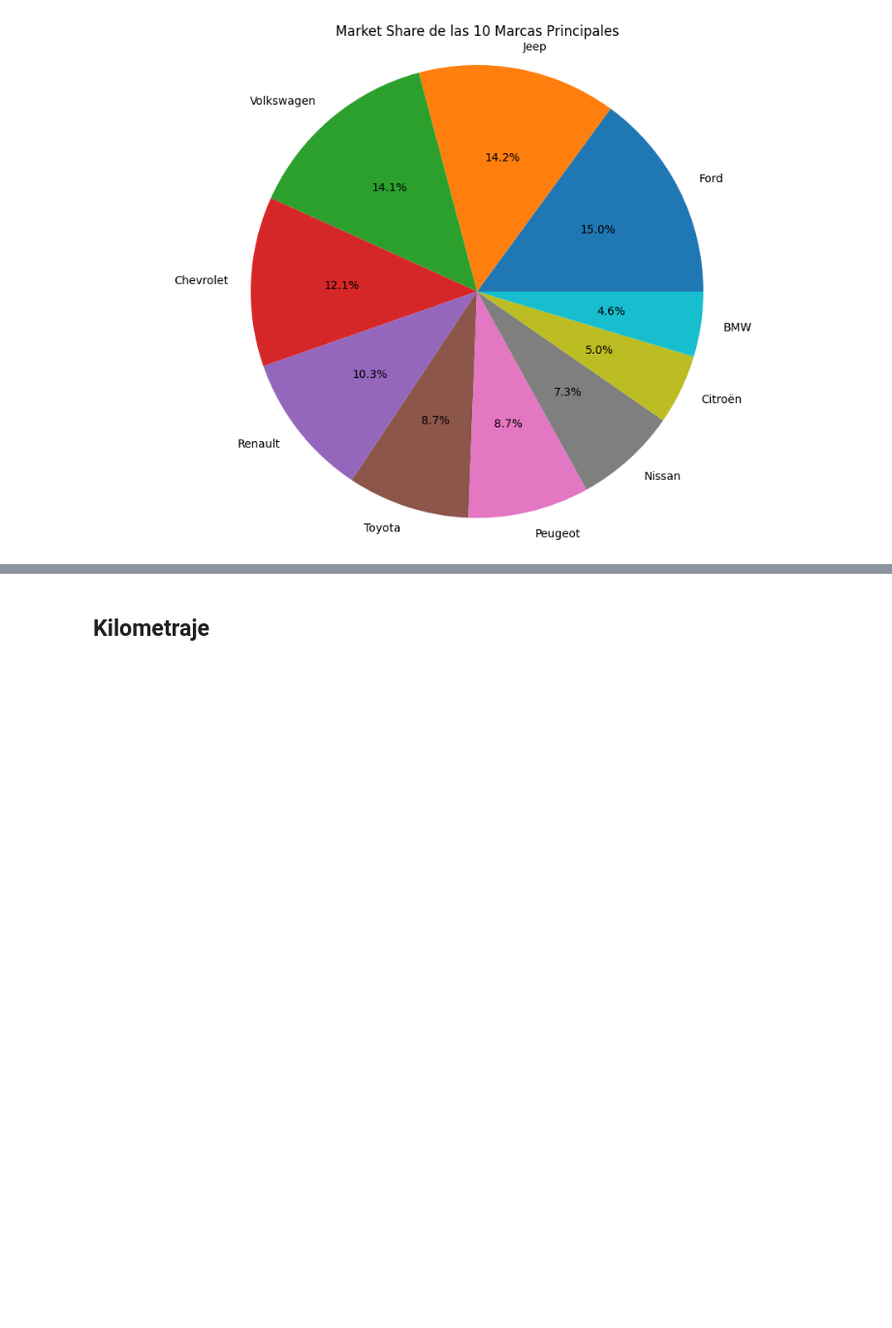
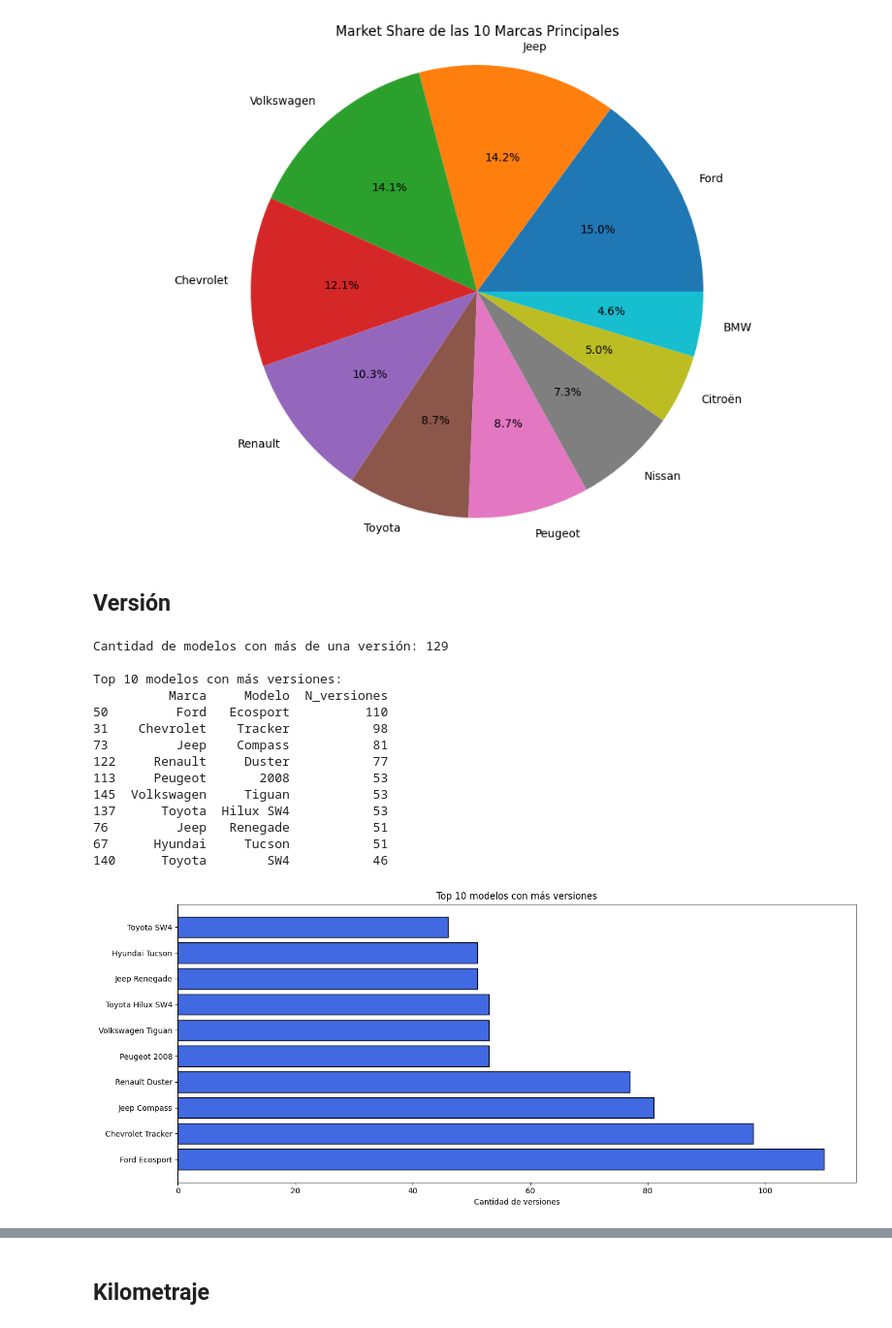
Before and after one commit to varbelaiz/suv-price-prediction, a Jupyter notebook: data_analysis.ipynb, the cells around one changed output, grey strips where cells are left out. Shown at 97% size. Drawn from its saved outputs; the diff is of its cells as text; code cells hidden in the pictures; blank space fills up the shorter version.

```diff
--- a/data_analysis.ipynb
+++ b/data_analysis.ipynb
@@ -144,3 +159,47 @@ plt.axis('equal')
 plt.show()
 # %% [output]
 [figure]
+# %% [markdown]
+## Versión
+# %%
+# Análisis de versiones por modelo y marca
+version_counts = df.groupby(['Marca', 'Modelo', 'Versión']).size().reset_index(name='Cantidad')
+
+# Mostrar cuántos modelos tienen más de una versión
+model_version_counts = version_counts.groupby(['Marca', 'Modelo']).size().reset_index(name='N_versiones')
+more_than_one_version = model_version_counts[model_version_counts['N_versiones'] > 1]
+print(f"Cantidad de modelos con más de una versión: {len(more_than_one_version)}")
+
+# Top 10 modelos con más versiones
+top_models_versions = model_version_counts.sort_values('N_versiones', ascending=False).head(10)
+print("\nTop 10 modelos con más versiones:")
+print(top_models_versions)
+
+# Visualización: Top 10 modelos con más versiones
+plt.figure(figsize=(14, 6))
+plt.barh(
+    top_models_versions['Marca'] + ' ' + top_models_versions['Modelo'],
+    top_models_versions['N_versiones'],
+    color='royalblue',
+    edgecolor='black'
+)
+plt.xlabel('Cantidad de versiones')
+plt.title('Top 10 modelos con más versiones')
+plt.tight_layout()
+plt.show()
+# %% [output]
+Cantidad de modelos con más de una versión: 129
+
+Top 10 modelos con más versiones:
+          Marca     Modelo  N_versiones
+50         Ford   Ecosport          110
+31    Chevrolet    Tracker           98
+73         Jeep    Compass           81
+122     Renault     Duster           77
+113     Peugeot       2008           53
+145  Volkswagen     Tiguan           53
+137      Toyota  Hilux SW4           53
+76         Jeep   Renegade           51
+67      Hyundai     Tucson           51
+140      Toyota        SW4           46
+[figure, added]
```
Also changed, not shown: parts of 10 cells of this notebook, 6 other files.
